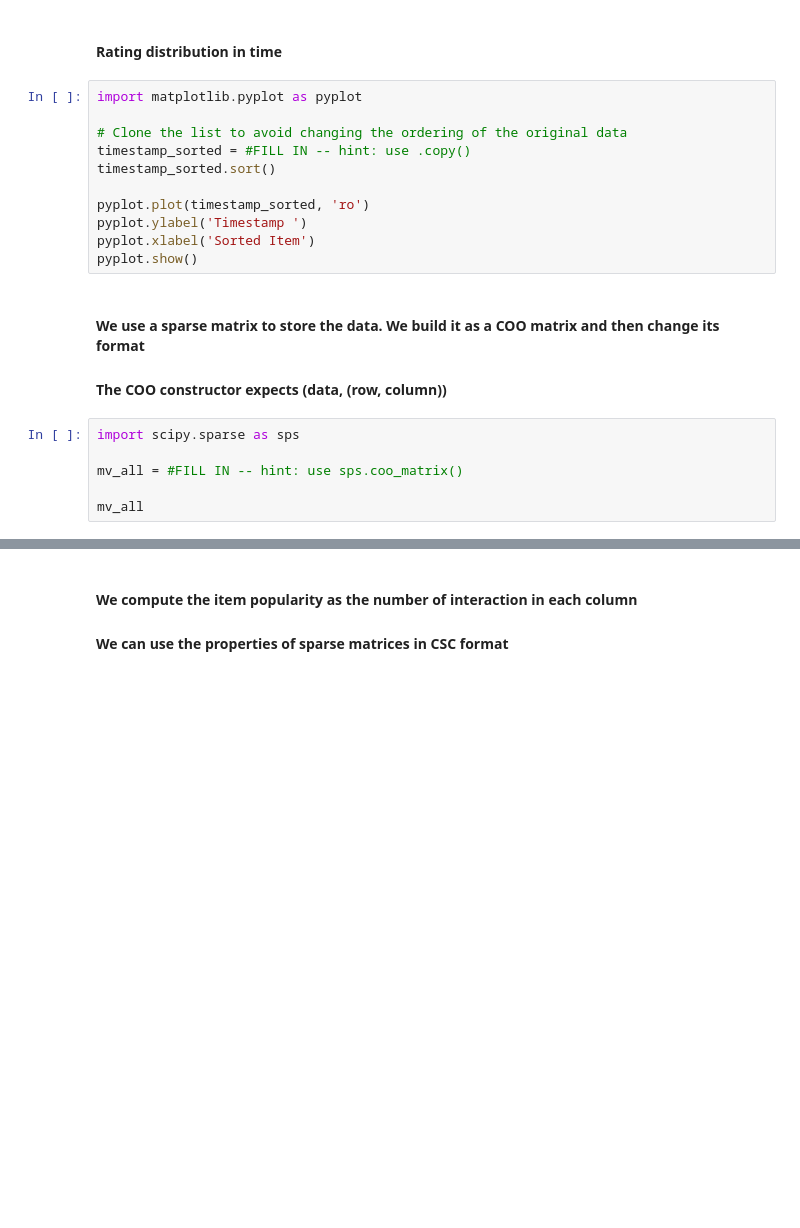
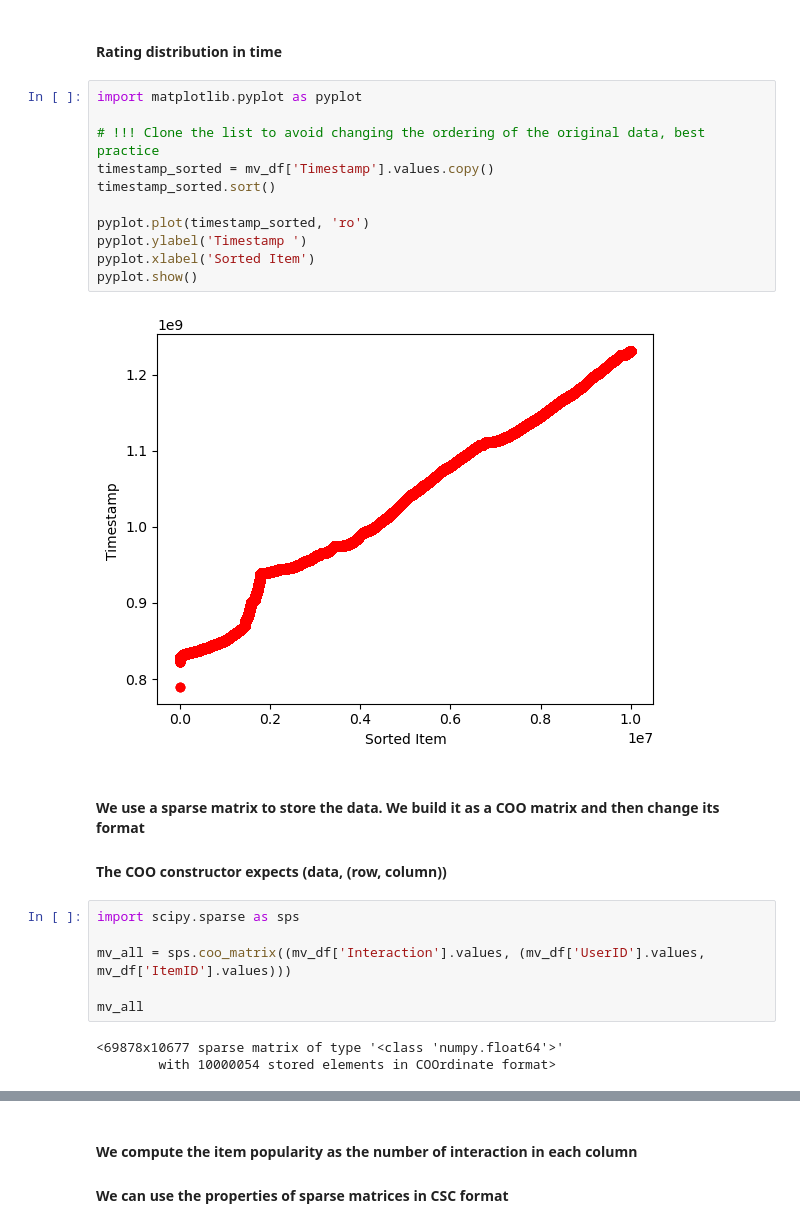
Before and after one commit to DysthymiaDemon/ICT2508C-Recommendation-Systems, a Jupyter notebook: Lab1_Intro_to_RS.ipynb, the cells around one changed output, grey strips where cells are left out. Drawn from its saved outputs; the diff is of its cells as text; blank space fills up the shorter version.

```diff
--- a/Lab1_Intro_to_RS.ipynb
+++ b/Lab1_Intro_to_RS.ipynb
@@ -155,14 +165,16 @@ SyntaxError: invalid syntax. Perhaps you forgot a comma? (1420665308.py, line 8)
 # %%
 import matplotlib.pyplot as pyplot
 
-# Clone the list to avoid changing the ordering of the original data
-timestamp_sorted = #FILL IN -- hint: use .copy()
+# !!! Clone the list to avoid changing the ordering of the original data, best practice
+timestamp_sorted = mv_df['Timestamp'].values.copy()
 timestamp_sorted.sort()
 
 pyplot.plot(timestamp_sorted, 'ro')
 pyplot.ylabel('Timestamp ')
 pyplot.xlabel('Sorted Item')
 pyplot.show()
+# %% [output]
+[figure, added]
 # %% [markdown]
 #### We use a sparse matrix to store the data. We build it as a COO matrix and then change its format
 
@@ -170,8 +182,11 @@ pyplot.show()
 # %%
 import scipy.sparse as sps
 
-mv_all = #FILL IN -- hint: use sps.coo_matrix()
+mv_all = sps.coo_matrix((mv_df['Interaction'].values, (mv_df['UserID'].values, mv_df['ItemID'].values)))
 
 mv_all
+# %% [output]
+<69878x10677 sparse matrix of type '<class 'numpy.float64'>'
+        with 10000054 stored elements in COOrdinate format>
 # %%
 mv_all.tocsr()
```
Also changed, not shown: parts of 10 cells of this notebook.
